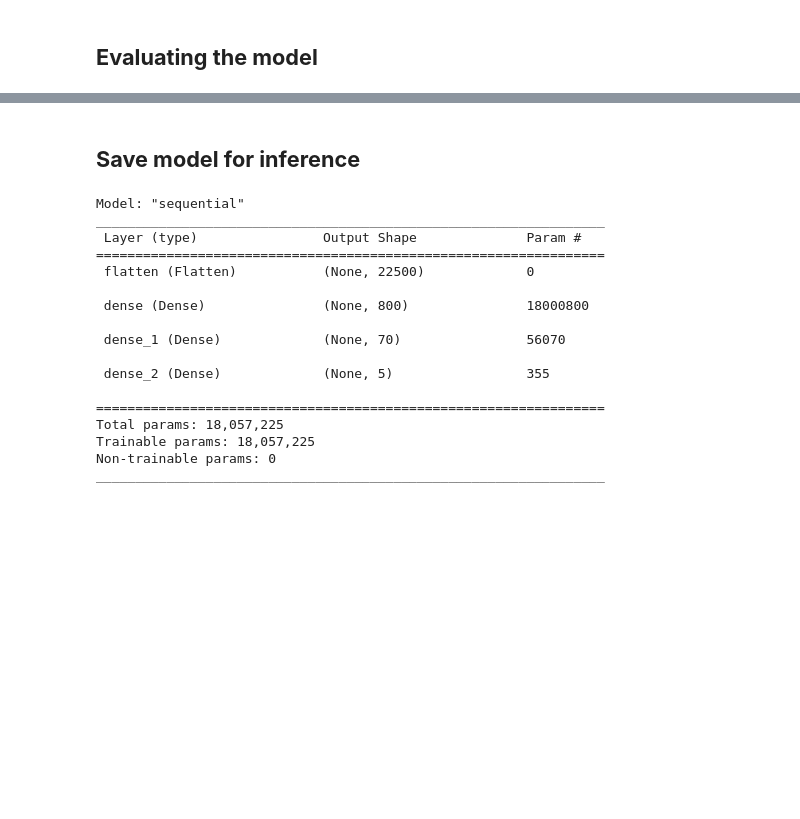
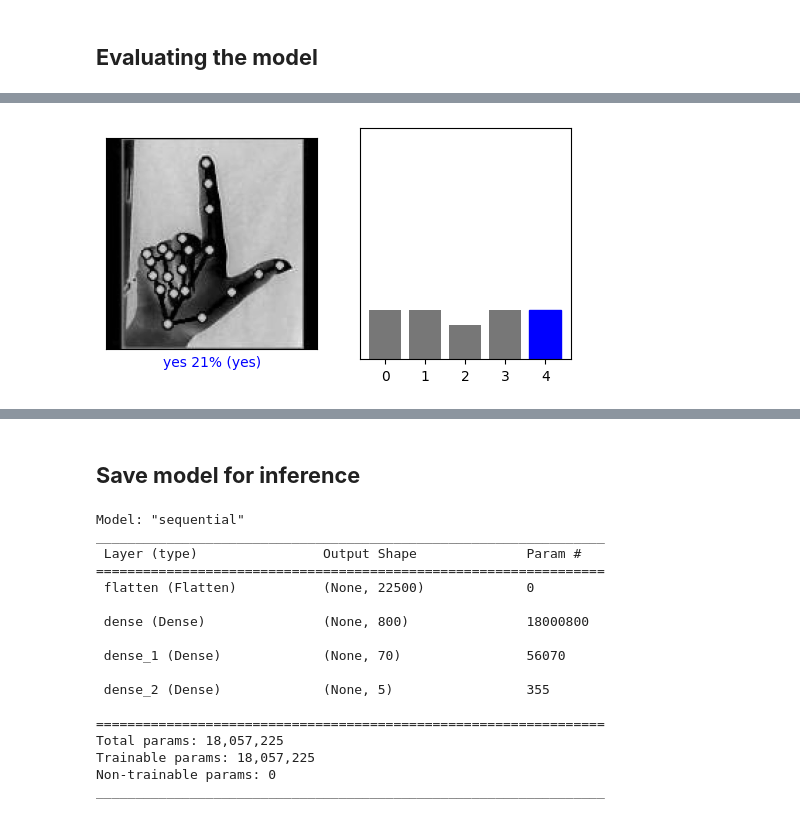
Before and after one commit to vnnfran/sign_language, a Jupyter notebook: Code/ann_training_keras.ipynb, the cells around one changed output, grey strips where cells are left out. Saved outputs shown, nothing was run; the diff lists cells and outputs as text; code cells hidden in the pictures; blank space fills up the shorter version.

Commit message:
Changed training code

```diff
--- a/Code/ann_training_keras.ipynb
+++ b/Code/ann_training_keras.ipynb
@@ -97,7 +97,7 @@ Label: 1
 # %% [markdown]
 ## **Separating train and test data**
 # %%
-X_train, X_test, y_train, y_test = train_test_split(X, y, test_size=0.1, random_state=42)
+X_train, X_test, y_train, y_test = train_test_split(X, y, test_size=0.1, random_state=42, shuffle=True)
 print(X_train.shape, y_train.shape)
 print(X_test.shape, y_test.shape)
 # %% [output]
@@ -207,6 +199,16 @@ def plot_value_array(i, predictions_array, true_label):
 
   thisplot[predicted_label].set_color('red')
   thisplot[true_label].set_color('blue')
+# %%
+i = 124
+plt.figure(figsize=(6,3))
+plt.subplot(1,2,1)
+plot_image(i, predictions[i], y_test, X_test)
+plt.subplot(1,2,2)
+plot_value_array(i, predictions[i],  y_test)
+plt.show()
+# %% [output]
+[figure, added]
 # %%
 i = 0
 plt.figure(figsize=(6,3))
```
Also changed, not shown: parts of 15 cells of this notebook, 4 other files.
